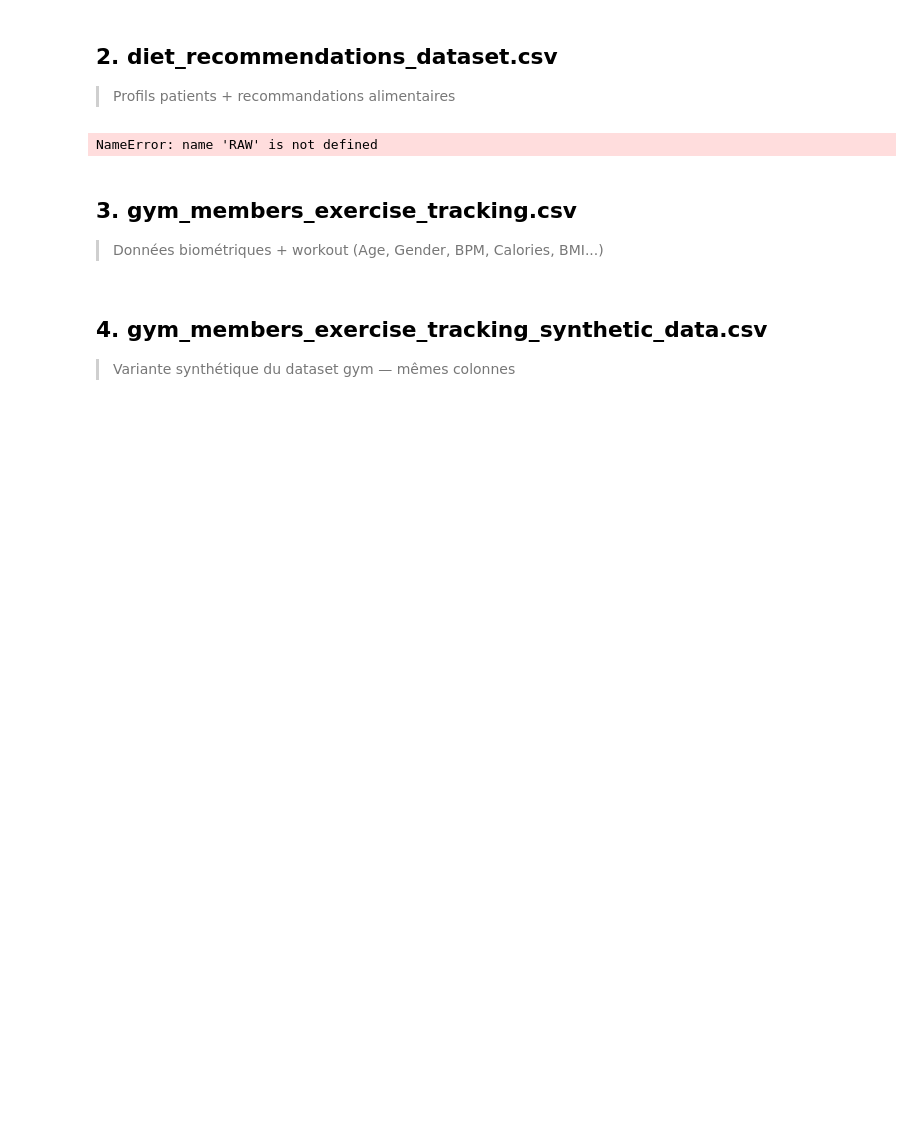
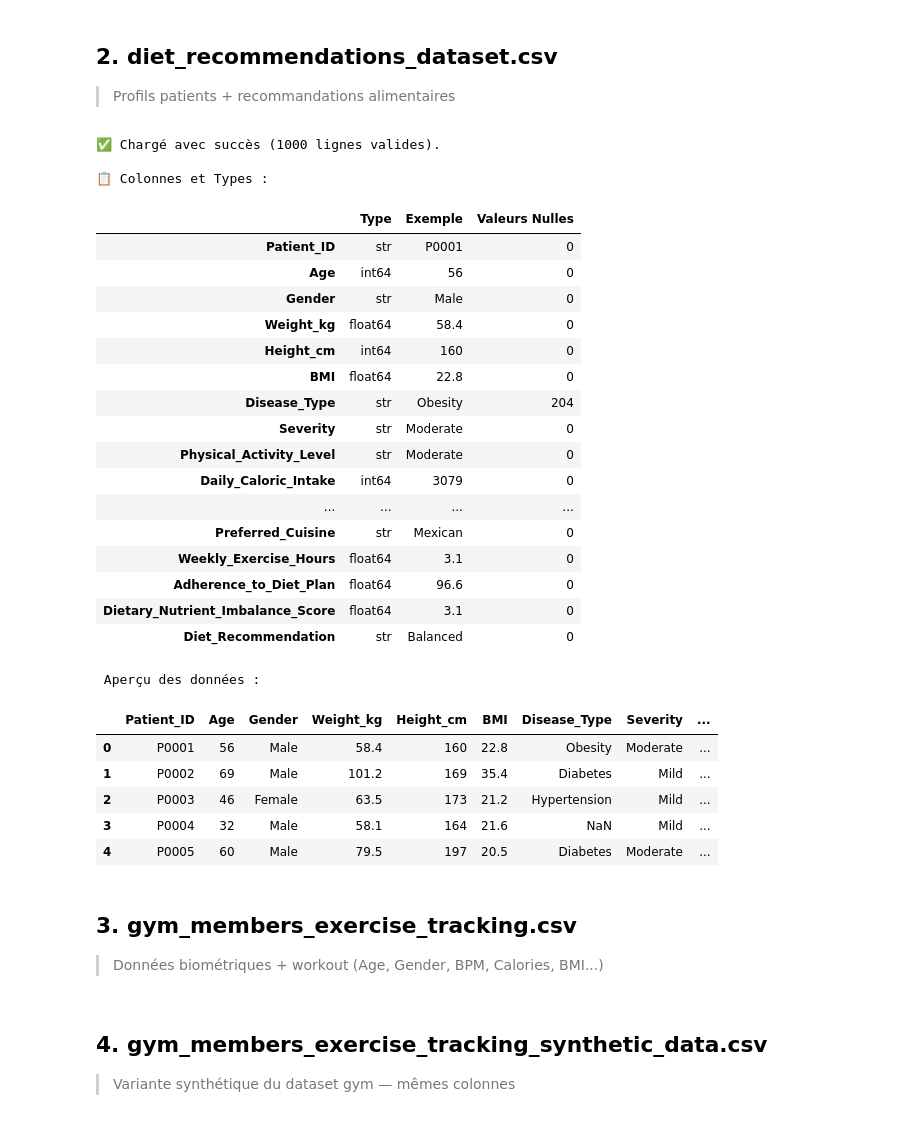
Before and after one commit to HealthAI-Corpo/healthai-etl, a Jupyter notebook: notebooks/01_exploration.ipynb, the cells around one changed output. Cells and saved outputs as stored; diff of their text form; code cells hidden in the pictures; blank space fills up the shorter version.

Commit message:
feat: exploration des données and changement version stable python (13)

```diff
--- a/notebooks/01_exploration.ipynb
+++ b/notebooks/01_exploration.ipynb
@@ -154,16 +154,49 @@ memory usage: 61.2 KB
 ## 2. diet_recommendations_dataset.csv
 > Profils patients + recommandations alimentaires
 # %%
-df_diet = pd.read_csv(RAW / "diet_recommendations_dataset.csv")
-print(f"Shape : {df_diet.shape}")
-display(df_diet.head(3))
-print("\n--- Types ---")
-print(df_diet.dtypes)
-print("\n--- Valeurs nulles ---")
-print(df_diet.isnull().sum())
-print(f"\nDoublons : {df_diet.duplicated().sum()}")
+# --- Diet Recommendation ---
+
+diet_file = DATA_RAW / "diet_recommendations_dataset.csv"
+
+if diet_file.exists():
+# on_bad_lines='skip' permet de charger le fichier même s'il y a des erreurs
+    df_diet = pd.read_csv(diet_file, on_bad_lines='skip', sep=',')
+
+    print(f"✅ Chargé avec succès ({df_diet.shape[0]} lignes valides).")
+    # Les types de données et valeurs nulles
+    df_diet.info()
+    print("\n Aperçu des données :")
+    display(df_diet.head(5))
+else:
+    print(f" Fichier introuvable : {diet_file}")
 # %% [output]
-NameError: name 'RAW' is not defined
+✅ Chargé avec succès (1000 lignes valides).
+
+📋 Colonnes et Types :
+|  | Type | Exemple | Valeurs Nulles |
+| Patient_ID | str | P0001 | 0 |
+| Age | int64 | 56 | 0 |
+| Gender | str | Male | 0 |
+| Weight_kg | float64 | 58.4 | 0 |
+| Height_cm | int64 | 160 | 0 |
+| BMI | float64 | 22.8 | 0 |
+| Disease_Type | str | Obesity | 204 |
+| Severity | str | Moderate | 0 |
+| Physical_Activity_Level | str | Moderate | 0 |
+| Daily_Caloric_Intake | int64 | 3079 | 0 |
+| ... | ... | ... | ... |
+| Preferred_Cuisine | str | Mexican | 0 |
+| Weekly_Exercise_Hours | float64 | 3.1 | 0 |
+| Adherence_to_Diet_Plan | float64 | 96.6 | 0 |
+| Dietary_Nutrient_Imbalance_Score | float64 | 3.1 | 0 |
+| Diet_Recommendation | str | Balanced | 0 |
+ Aperçu des données :
+|  | Patient_ID | Age | Gender | Weight_kg | Height_cm | BMI | Disease_Type | Severity | ... |
+| 0 | P0001 | 56 | Male | 58.4 | 160 | 22.8 | Obesity | Moderate | ... |
+| 1 | P0002 | 69 | Male | 101.2 | 169 | 35.4 | Diabetes | Mild | ... |
+| 2 | P0003 | 46 | Female | 63.5 | 173 | 21.2 | Hypertension | Mild | ... |
+| 3 | P0004 | 32 | Male | 58.1 | 164 | 21.6 | NaN | Mild | ... |
+| 4 | P0005 | 60 | Male | 79.5 | 197 | 20.5 | Diabetes | Moderate | ... |
 # %% [markdown]
 ## 3. gym_members_exercise_tracking.csv
 > Données biométriques + workout (Age, Gender, BPM, Calories, BMI...)
```
Also changed, not shown: parts of 1 cell of this notebook, 1 other file.
